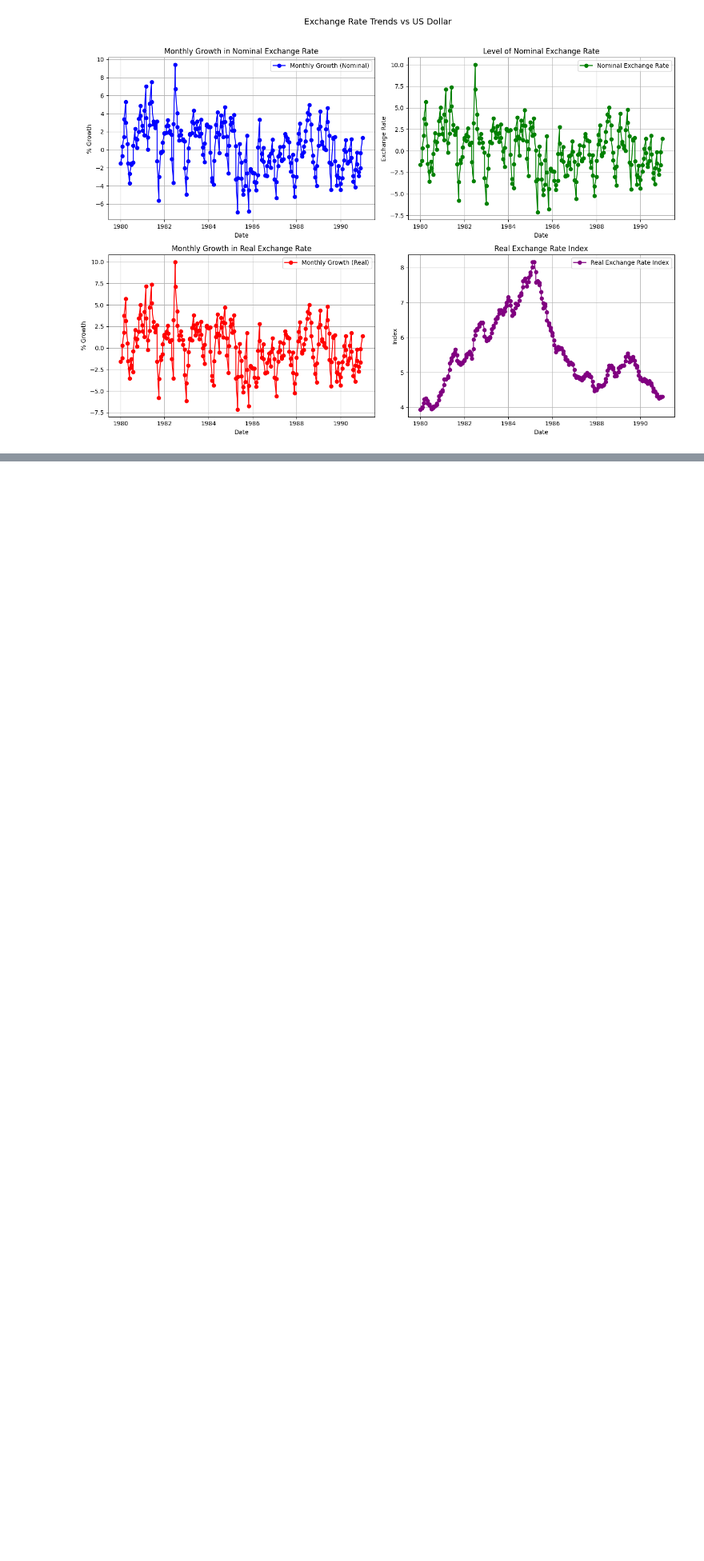
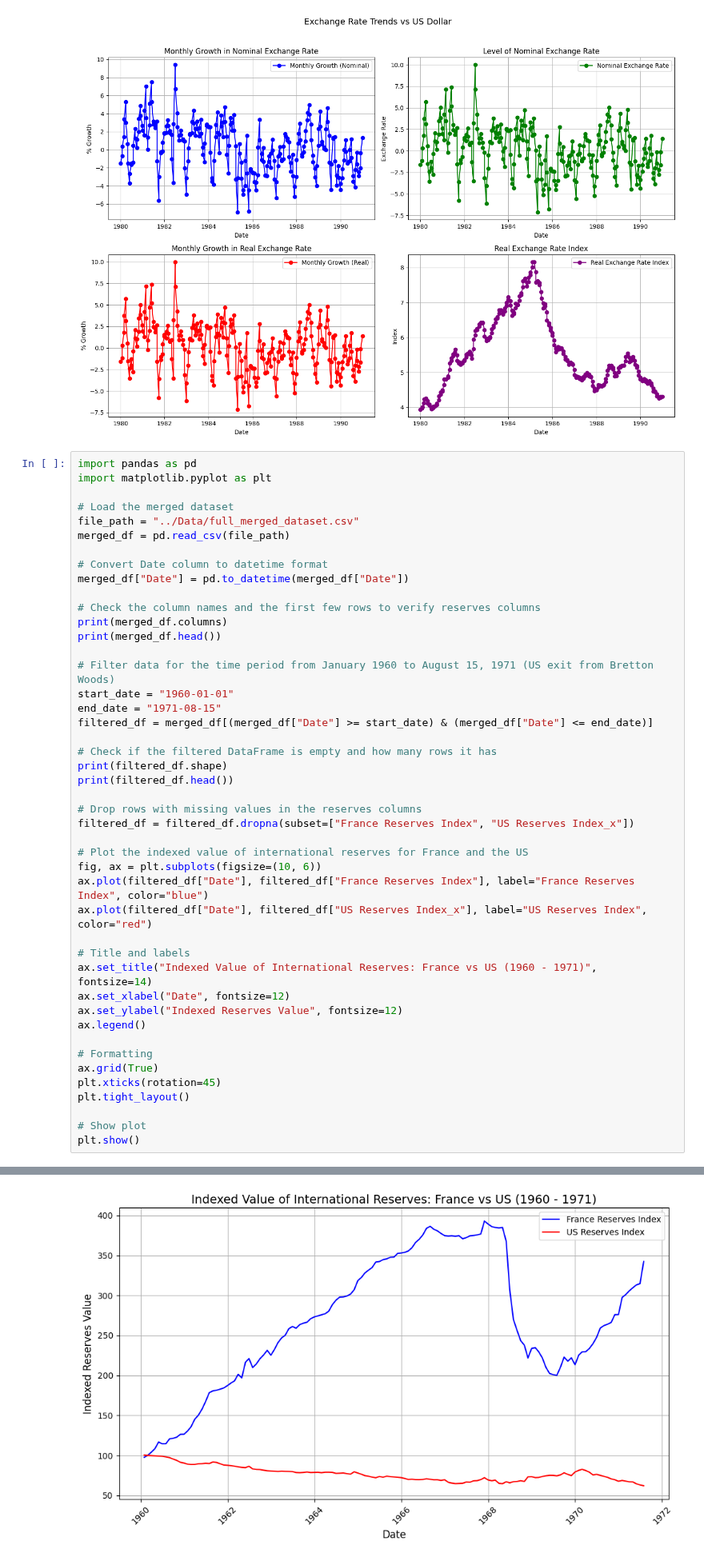
Before and after one commit to SparklyPlant/The-Grave-of-Ming, a Jupyter notebook: Code/NB1.ipynb, the cells around one changed output, grey strips where cells are left out. Shown at 80% size. Drawn from its saved outputs; the diff is of its cells as text; blank space fills up the shorter version.

Commit message:
added 2nd graph for 5.2.1

```diff
--- a/Code/NB1.ipynb
+++ b/Code/NB1.ipynb
@@ -751,3 +751,49 @@ plt.tight_layout(rect=[0, 0, 1, 0.96])
 plt.show()
 # %% [output]
 [figure]
+# %%
+import pandas as pd
+import matplotlib.pyplot as plt
+
+# Load the merged dataset
+file_path = "../Data/full_merged_dataset.csv"
+merged_df = pd.read_csv(file_path)
+
+# Convert Date column to datetime format
+merged_df["Date"] = pd.to_datetime(merged_df["Date"])
+
+# Check the column names and the first few rows to verify reserves columns
+print(merged_df.columns)
+print(merged_df.head())
+
+# Filter data for the time period from January 1960 to August 15, 1971 (US exit from Bretton Woods)
+start_date = "1960-01-01"
+end_date = "1971-08-15"
+filtered_df = merged_df[(merged_df["Date"] >= start_date) & (merged_df["Date"] <= end_date)]
+
+# Check if the filtered DataFrame is empty and how many rows it has
+print(filtered_df.shape)
+print(filtered_df.head())
+
+# Drop rows with missing values in the reserves columns
+filtered_df = filtered_df.dropna(subset=["France Reserves Index", "US Reserves Index_x"])
+
+# Plot the indexed value of international reserves for France and the US
+fig, ax = plt.subplots(figsize=(10, 6))
+ax.plot(filtered_df["Date"], filtered_df["France Reserves Index"], label="France Reserves Index", color="blue")
+ax.plot(filtered_df["Date"], filtered_df["US Reserves Index_x"], label="US Reserves Index", color="red")
+
+# Title and labels
+ax.set_title("Indexed Value of International Reserves: France vs US (1960 - 1971)", fontsize=14)
+ax.set_xlabel("Date", fontsize=12)
+ax.set_ylabel("Indexed Reserves Value", fontsize=12)
+ax.legend()
+
+# Formatting
+ax.grid(True)
+plt.xticks(rotation=45)
+plt.tight_layout()
+
+# Show plot
+plt.show()
+# %% [output]
@@ -754,3 +817,4 @@ plt.show()
+[figure, added]
 # %% [markdown]
 # MZ'S UPDATED CODE ENDS HERE
 # %%
```
Also changed, not shown: parts of 1 cell of this notebook.
